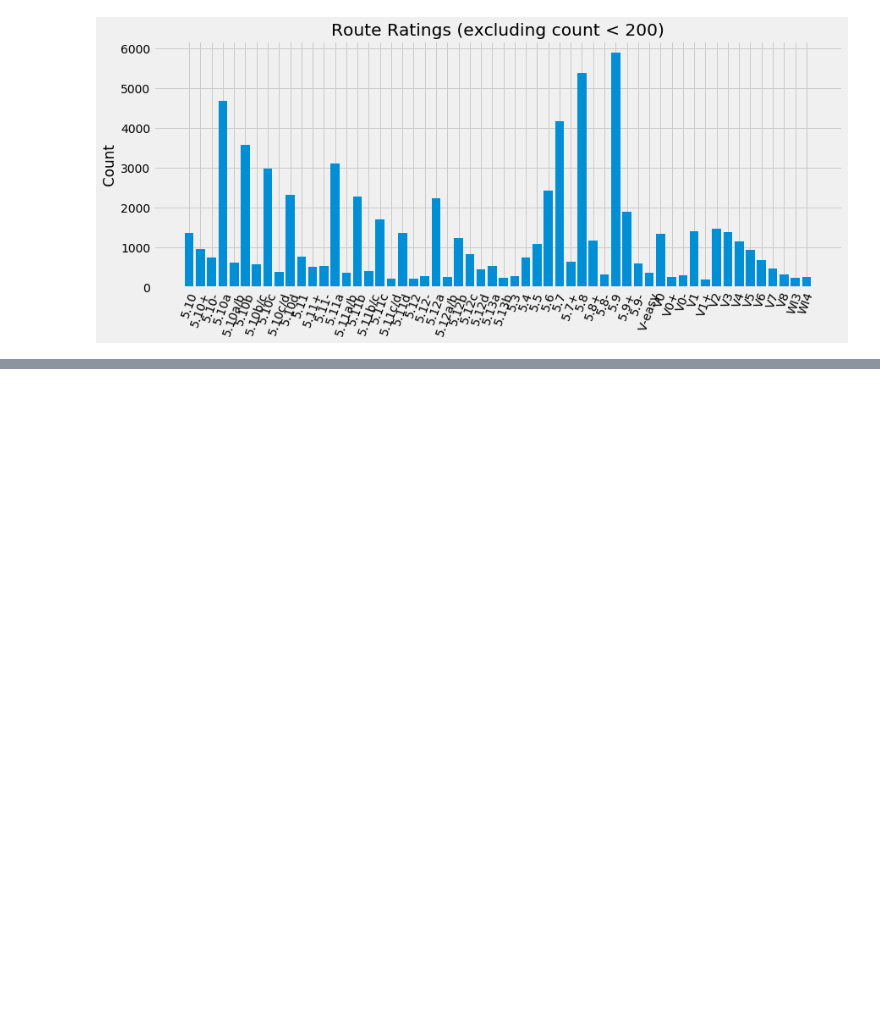
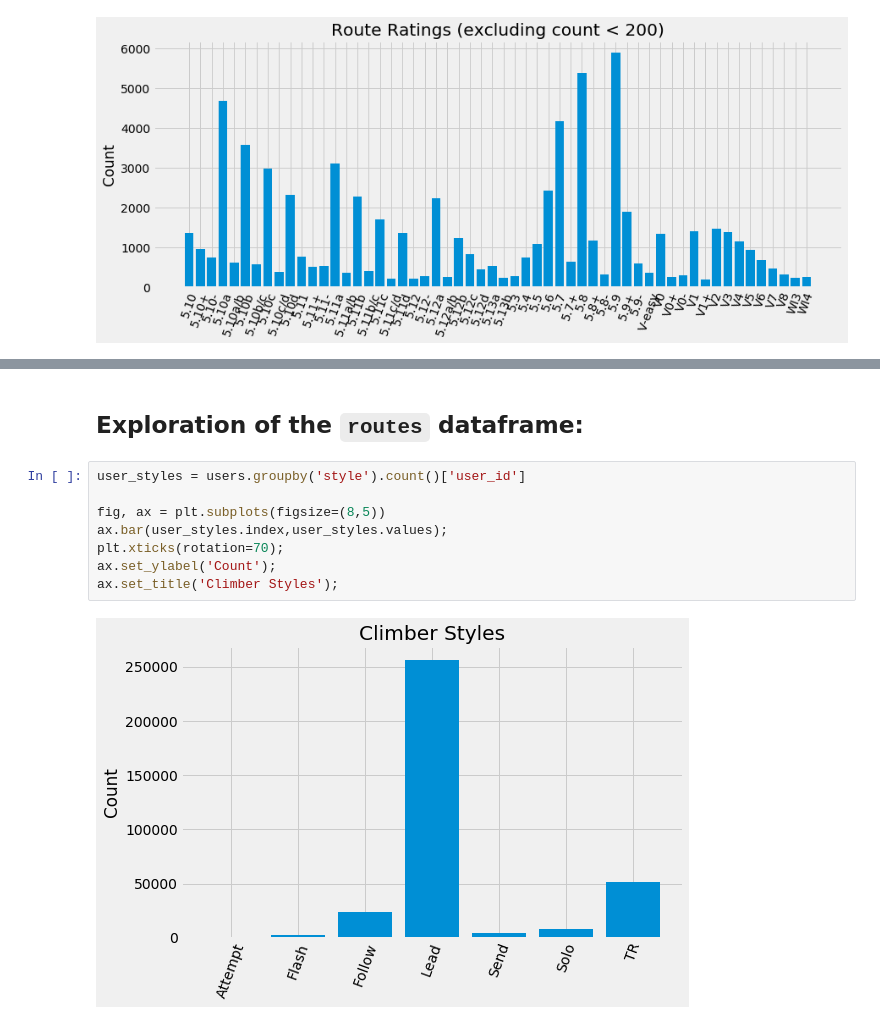
Before and after one commit to redwin21/trad-vs-sport, a Jupyter notebook: analysis/eda.ipynb, the cells around one changed output, grey strips where cells are left out. Cells and saved outputs as stored; diff of their text form; blank space fills up the shorter version.

```diff
--- a/analysis/eda.ipynb
+++ b/analysis/eda.ipynb
@@ -86,0 +84,12 @@ array([    0,    55,     5,    32,    26,    81,    51,   113,   224,
+# %% [markdown]
+## Exploration of the `routes` dataframe:
+# %%
+user_styles = users.groupby('style').count()['user_id']
+
+fig, ax = plt.subplots(figsize=(8,5))
+ax.bar(user_styles.index,user_styles.values);
+plt.xticks(rotation=70);
+ax.set_ylabel('Count');
+ax.set_title('Climber Styles');
+# %% [output]
+[figure, added]
```
Also changed, not shown: parts of 16 cells of this notebook.
